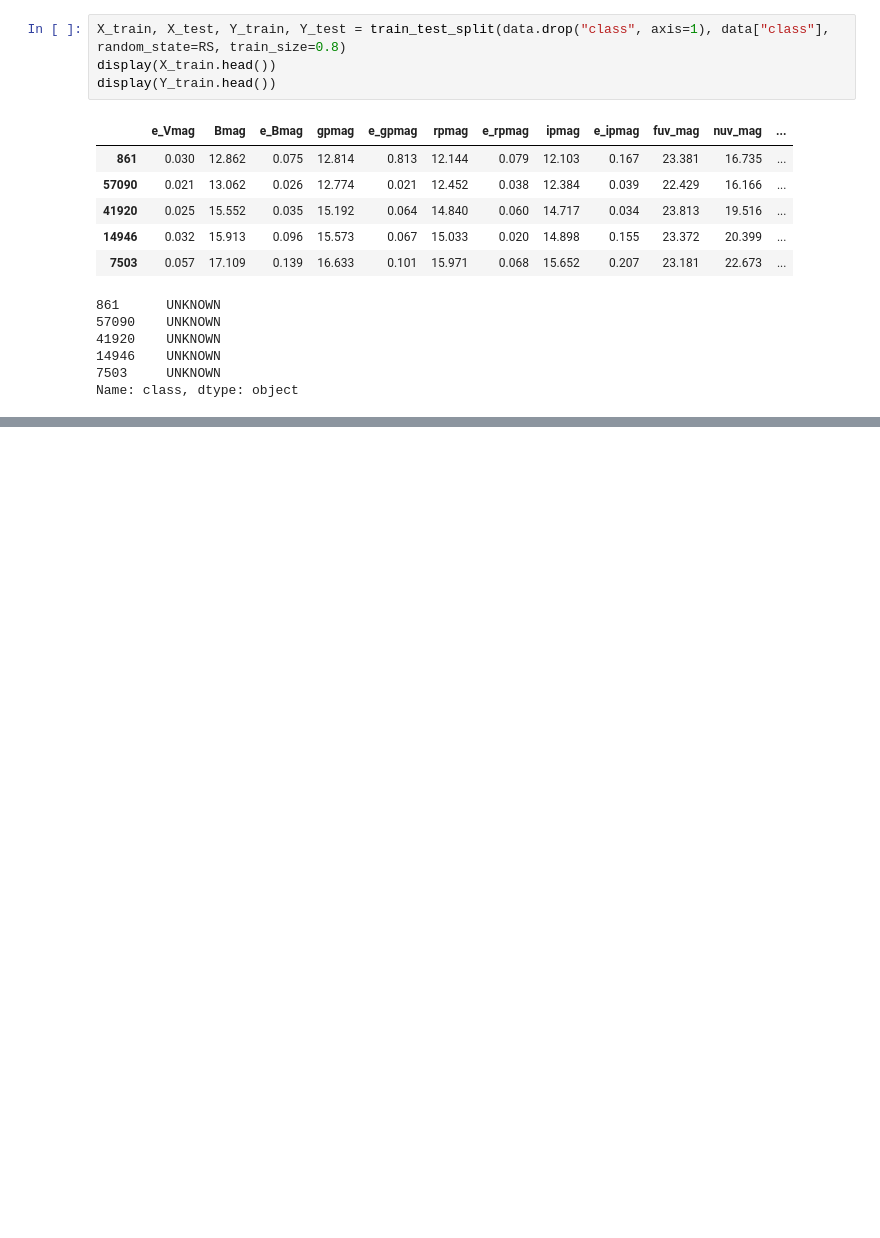
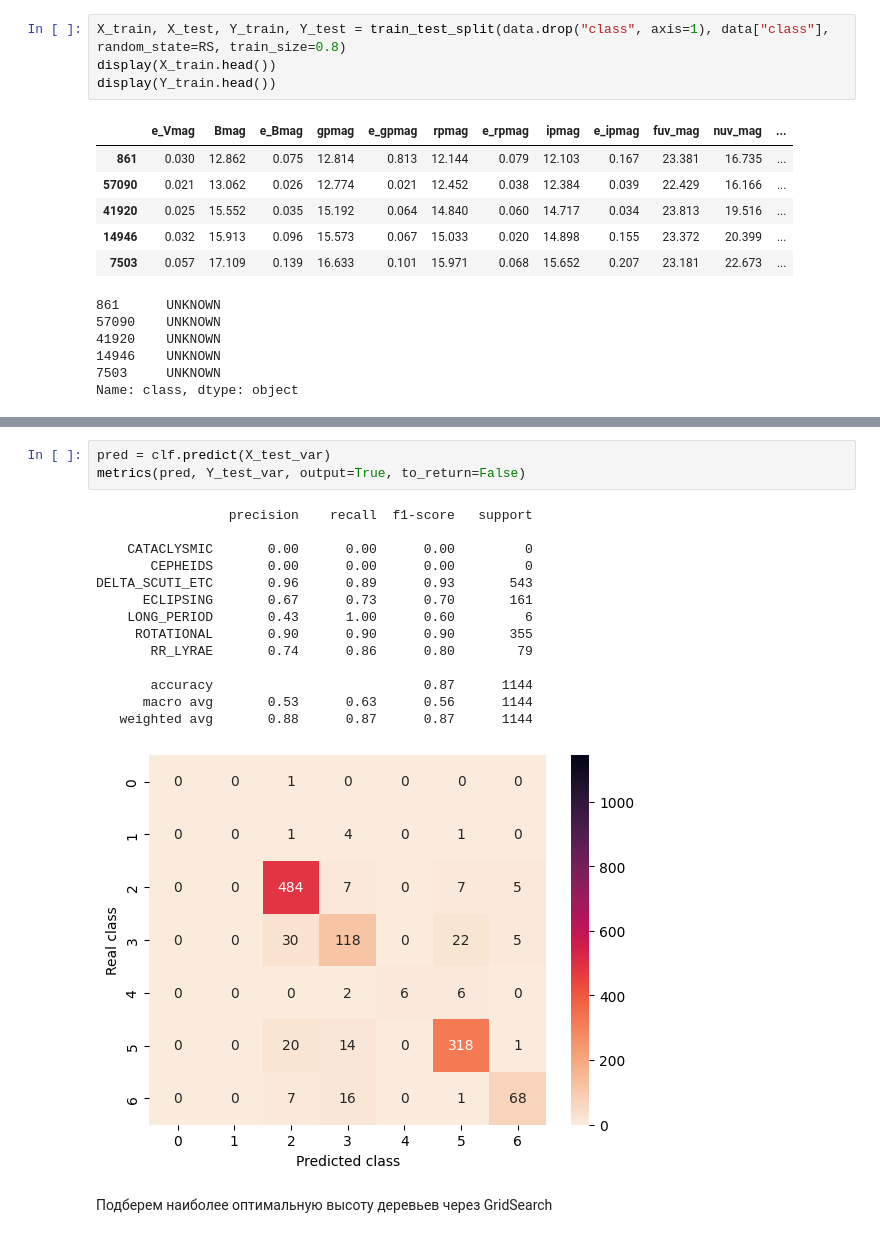
Before and after one commit to ArnautovPeter/Stellar-classification, a Jupyter notebook: src/multi.ipynb, the cells around one changed output, grey strips where cells are left out. Cells and saved outputs as stored; diff of their text form; blank space fills up the shorter version.

```diff
--- a/src/multi.ipynb
+++ b/src/multi.ipynb
@@ -199,0 +248,20 @@ DELTA_SCUTI_ETC       0.48      0.99      0.64       260
+# %%
+pred = clf.predict(X_test_var)
+metrics(pred, Y_test_var, output=True, to_return=False)
+# %% [output]
+                 precision    recall  f1-score   support
+
+    CATACLYSMIC       0.00      0.00      0.00         0
+       CEPHEIDS       0.00      0.00      0.00         0
+DELTA_SCUTI_ETC       0.96      0.89      0.93       543
+      ECLIPSING       0.67      0.73      0.70       161
+    LONG_PERIOD       0.43      1.00      0.60         6
+     ROTATIONAL       0.90      0.90      0.90       355
+       RR_LYRAE       0.74      0.86      0.80        79
+
+       accuracy                           0.87      1144
+      macro avg       0.53      0.63      0.56      1144
+   weighted avg       0.88      0.87      0.87      1144
+[figure, added]
+# %% [markdown]
+Подберем наиболее оптимальную высоту деревьев через GridSearch
```
Also changed, not shown: parts of 20 cells of this notebook, 1 other file.
